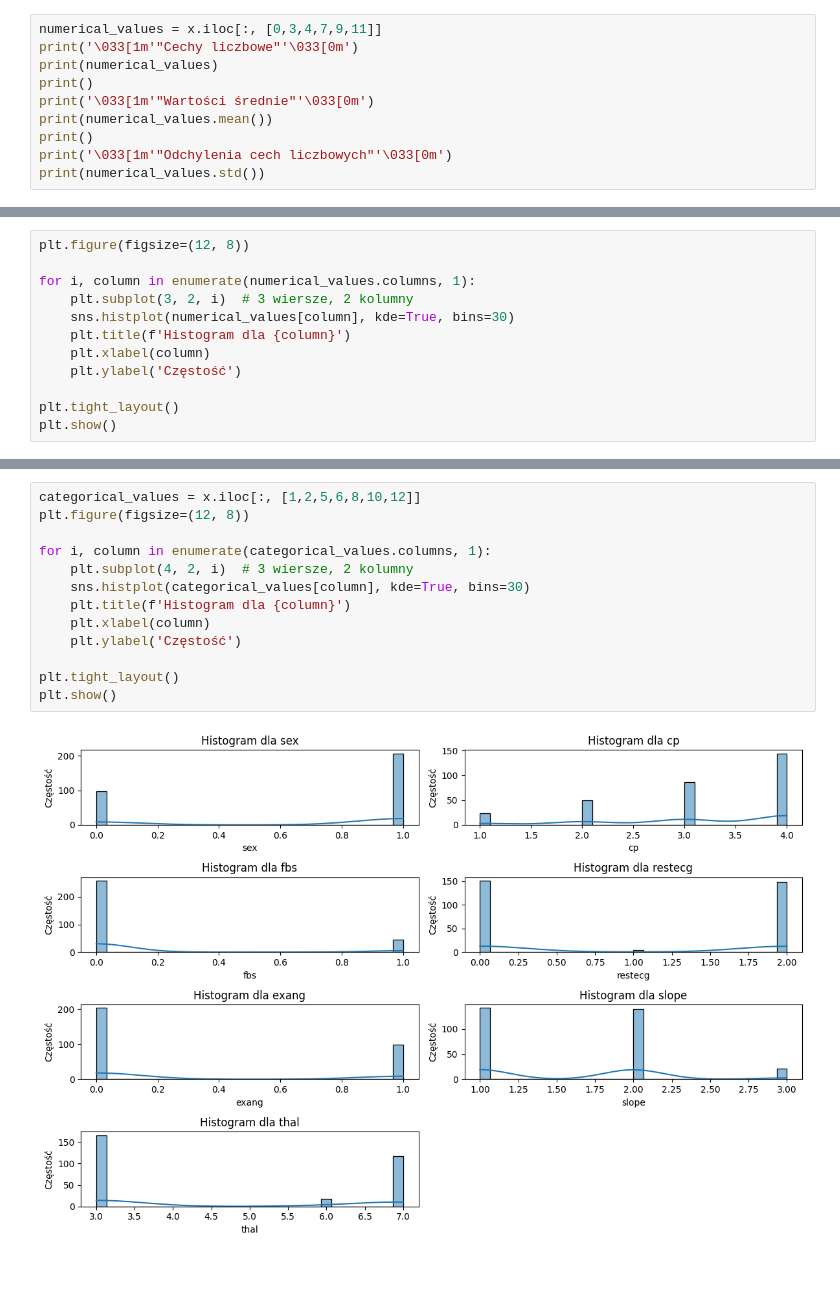
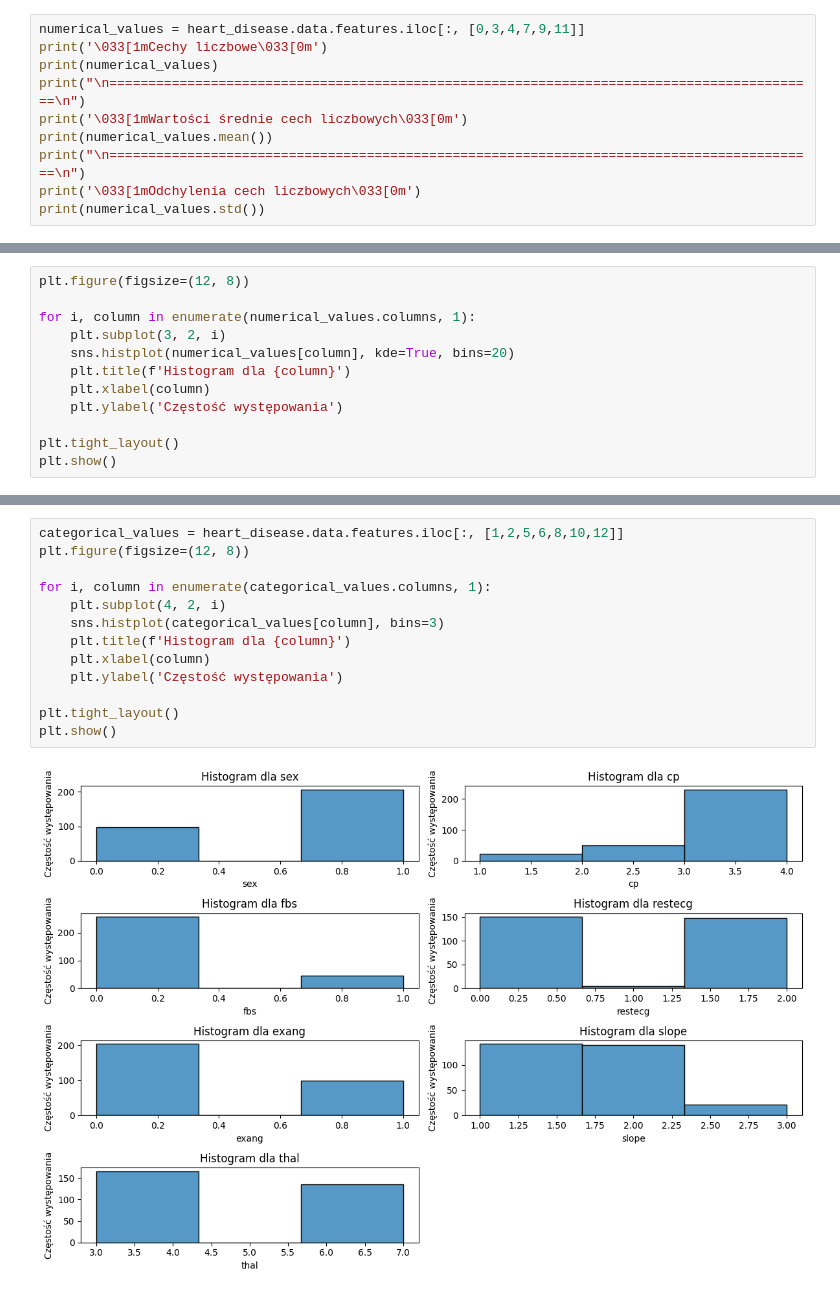
Before and after one commit to Kraszuuu/Sieci-neuronowe, a Jupyter notebook: Lab1/main.ipynb, the cells around one changed output, grey strips where cells are left out. Cells and saved outputs as stored; diff of their text form.

```diff
--- a/Lab1/main.ipynb
+++ b/Lab1/main.ipynb
@@ -84,12 +87,12 @@ Jakie są średnie i odchylenia cech liczbowych?
 # %%
-numerical_values = x.iloc[:, [0,3,4,7,9,11]]
-print('\033[1m'"Cechy liczbowe"'\033[0m')
+numerical_values = heart_disease.data.features.iloc[:, [0,3,4,7,9,11]]
+print('\033[1mCechy liczbowe\033[0m')
 print(numerical_values)
-print()
-print('\033[1m'"Wartości średnie"'\033[0m')
+print("\n===========================================================================================\n")
+print('\033[1mWartości średnie cech liczbowych\033[0m')
 print(numerical_values.mean())
-print()
-print('\033[1m'"Odchylenia cech liczbowych"'\033[0m')
+print("\n===========================================================================================\n")
+print('\033[1mOdchylenia cech liczbowych\033[0m')
 print(numerical_values.std())
 # %% [output]
 Cechy liczbowe
@@ -115,11 +119,11 @@ Dla cech liczbowych: czy ich rozkład jest w przybliżeniu normalny?
 plt.figure(figsize=(12, 8))
 
 for i, column in enumerate(numerical_values.columns, 1):
-    plt.subplot(3, 2, i)  # 3 wiersze, 2 kolumny
-    sns.histplot(numerical_values[column], kde=True, bins=30)
+    plt.subplot(3, 2, i)
+    sns.histplot(numerical_values[column], kde=True, bins=20)
     plt.title(f'Histogram dla {column}')
     plt.xlabel(column)
-    plt.ylabel('Częstość')
+    plt.ylabel('Częstość występowania')
 
 plt.tight_layout()
 plt.show()
@@ -130,15 +135,15 @@ Dla cech kategorycznych: czy rozkład jest w przybliżeniu równomierny?
 # %%
-categorical_values = x.iloc[:, [1,2,5,6,8,10,12]]
+categorical_values = heart_disease.data.features.iloc[:, [1,2,5,6,8,10,12]]
 plt.figure(figsize=(12, 8))
 
 for i, column in enumerate(categorical_values.columns, 1):
-    plt.subplot(4, 2, i)  # 3 wiersze, 2 kolumny
-    sns.histplot(categorical_values[column], kde=True, bins=30)
+    plt.subplot(4, 2, i)
+    sns.histplot(categorical_values[column], bins=3)
     plt.title(f'Histogram dla {column}')
     plt.xlabel(column)
-    plt.ylabel('Częstość')
+    plt.ylabel('Częstość występowania')
 
 plt.tight_layout()
 plt.show()
 # %% [output]
-[figure, old version]
+[figure, new version]
```
Also changed, not shown: parts of 21 cells of this notebook.
